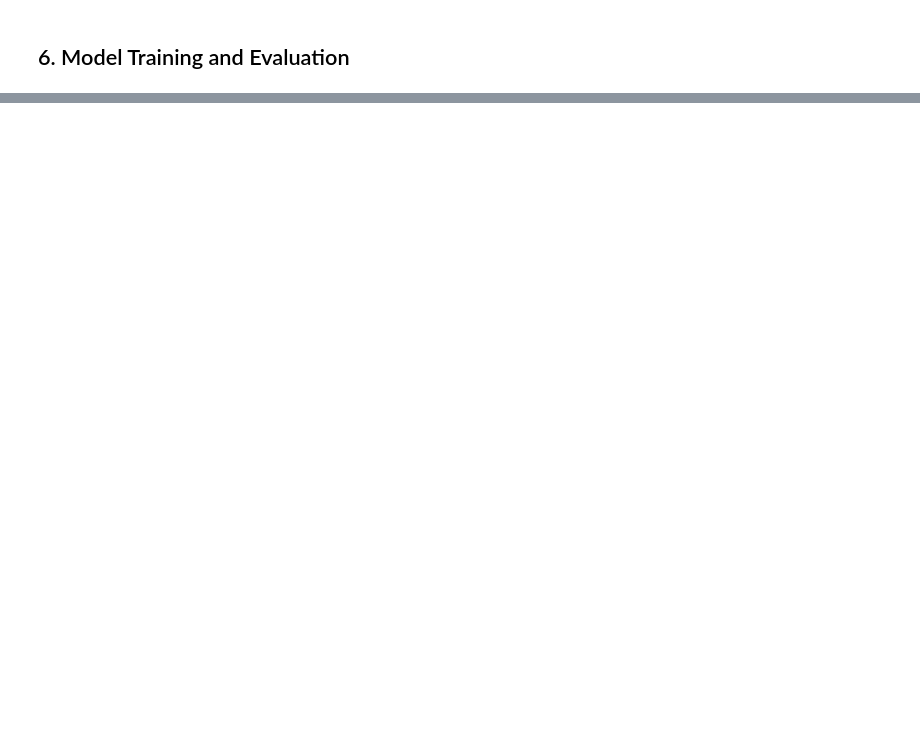
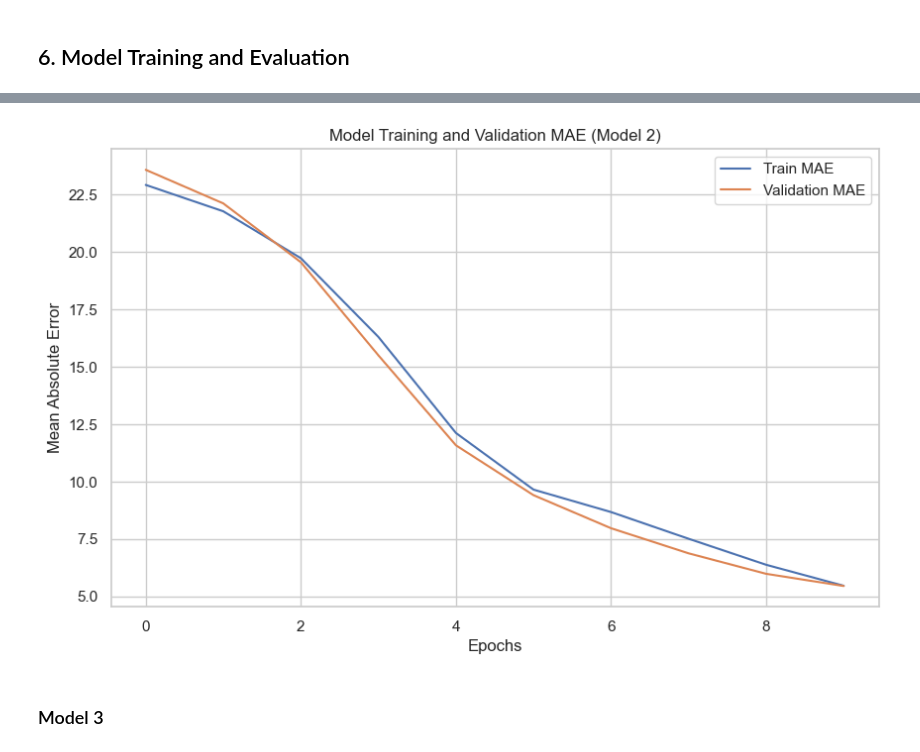
Before and after one commit to PatrykGluszekDS/TensorFlow-Projects-Showcase, a Jupyter notebook: NN-Regression/Vehicle-Fuel-Efficiency.ipynb, the cells around one changed output, grey strips where cells are left out. Drawn from its saved outputs; the diff is of its cells as text; code cells hidden in the pictures; blank space fills up the shorter version.

```diff
--- a/NN-Regression/Vehicle-Fuel-Efficiency.ipynb
+++ b/NN-Regression/Vehicle-Fuel-Efficiency.ipynb
@@ -268,0 +373,14 @@ plt.show()
+# %%
+# Plot training & validation MAE
+plt.figure(figsize=(10, 6))
+plt.plot(history_2.history['mae'], label='Train MAE')
+plt.plot(history_2.history['val_mae'], label='Validation MAE')
+plt.xlabel('Epochs')
+plt.ylabel('Mean Absolute Error')
+plt.title('Model Training and Validation MAE (Model 2)')
+plt.legend()
+plt.show()
+# %% [output]
+[figure, added]
+# %% [markdown]
+### Model 3
```
Also changed, not shown: parts of 27 cells of this notebook.
